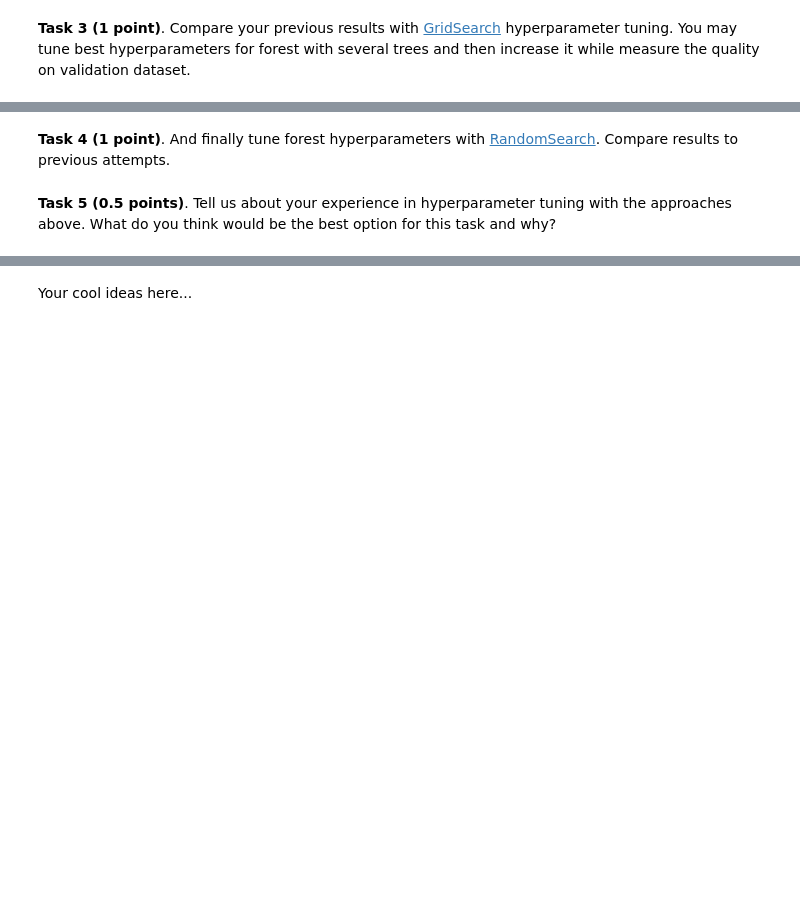
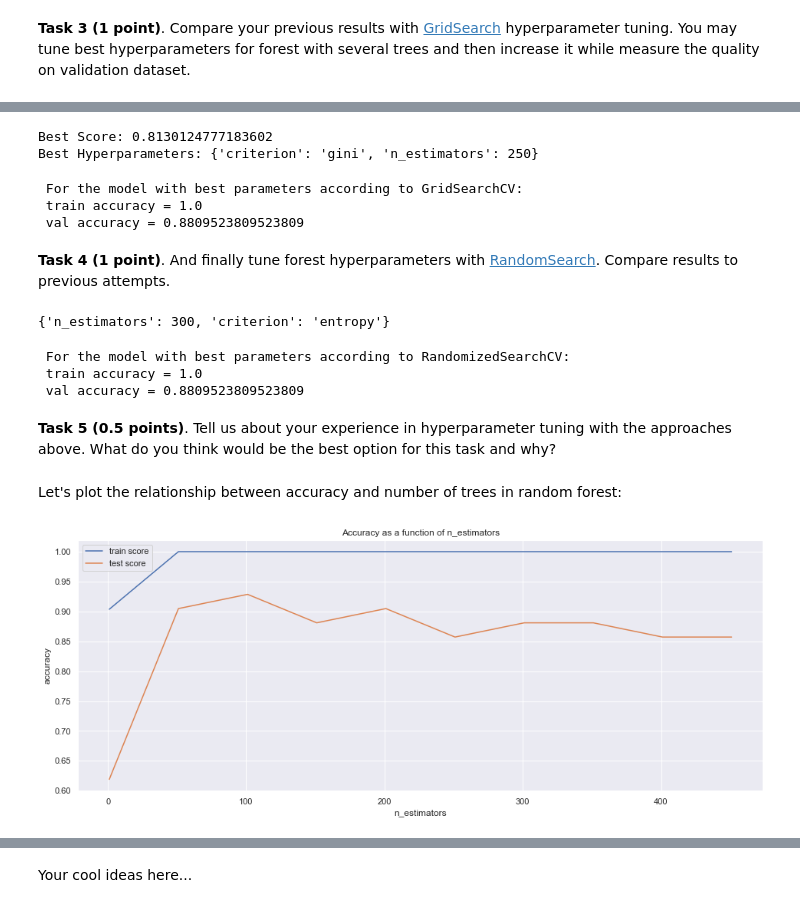
Before and after one commit to AlinaRskv/rs-school-ml-course-2, a Jupyter notebook: 7_trees_and_ensembles/rf_classifier.ipynb, the cells around one changed output, grey strips where cells are left out. Saved outputs shown, nothing was run; the diff lists cells and outputs as text; code cells hidden in the pictures; blank space fills up the shorter version.

```diff
--- a/7_trees_and_ensembles/rf_classifier.ipynb
+++ b/7_trees_and_ensembles/rf_classifier.ipynb
@@ -648,2 +750,21 @@ More information here [Gentle introduction to Grid and Random search](https://me
+# %%
+GS = GridSearchCV(estimator=model, param_grid=param_grid, scoring='accuracy', n_jobs=-1, cv=5)
+GS.fit(X_train, y_train)
+print('Best Score: %s' % GS.best_score_)
+print('Best Hyperparameters: %s' % GS.best_params_)
+# %% [output]
+Best Score: 0.8130124777183602
+Best Hyperparameters: {'criterion': 'gini', 'n_estimators': 250}
+# %%
+model_best_params = RandomForestClassifier(criterion = 'gini', n_estimators = 250, random_state=42)
+model_best_params.fit(X_train, y_train)
+train_acc = accuracy_score(y_train, model_best_params.predict(X_train))
+y_pred = model_best_params.predict(X_val)
+val_acc = accuracy_score(y_val, y_pred)
+print(f' For the model with best parameters according to GridSearchCV: \n train accuracy = {train_acc} \n val accuracy = {val_acc}')
+# %% [output]
+ For the model with best parameters according to GridSearchCV:
+ train accuracy = 1.0
+ val accuracy = 0.8809523809523809
 # %% [markdown]
 **Task 4 (1 point)**. And finally tune forest hyperparameters with [RandomSearch](https://scikit-learn.org/stable/modules/generated/sklearn.model_selection.RandomizedSearchCV.html). Compare results to previous attempts.
@@ -652,2 +773,44 @@ More information here [Gentle introduction to Grid and Random search](https://me
+# %%
+RS = RandomizedSearchCV(estimator = model, param_distributions = param_grid, n_iter = 5, random_state=42, n_jobs = -1, cv = 5)
+search = RS.fit(X_train, y_train)
+search.best_params_
+# %% [output]
+{'n_estimators': 300, 'criterion': 'entropy'}
+# %%
+model_best_params_RS = RandomForestClassifier(criterion = 'entropy', n_estimators = 300, random_state=42)
+model_best_params_RS.fit(X_train, y_train)
+train_acc = accuracy_score(y_train, model_best_params_RS.predict(X_train))
+y_pred = model_best_params_RS.predict(X_val)
+val_acc = accuracy_score(y_val, y_pred)
+print(f' For the model with best parameters according to RandomizedSearchCV: \n train accuracy = {train_acc} \n val accuracy = {val_acc}')
+# %% [output]
+ For the model with best parameters according to RandomizedSearchCV:
+ train accuracy = 1.0
+ val accuracy = 0.8809523809523809
 # %% [markdown]
 **Task 5 (0.5 points)**. Tell us about your experience in hyperparameter tuning with the approaches above. What do you think would be the best option for this task and why?
+# %% [markdown]
+Let's plot the relationship between accuracy and number of trees in random forest:
+# %%
+def plot_metrics_on_n_estimators(criterion='gini'):
+    n_estimator, train_scores, test_scores = [], [], []
+    for n in range(1, 500, 50):
+        n_estimator.append(n)
+        model = RandomForestClassifier(criterion=criterion, n_estimators = n)
+        model.fit(X_train, y_train)
+        train_scores.append(accuracy_score(y_train, model.predict(X_train)))
+        y_pred = model.predict(X_val)
+        test_scores.append(accuracy_score(y_val, y_pred))
+    res_metrics = pd.DataFrame(data={'train': train_scores, 'test': test_scores}, index=n_estimator)
+    sns.set(rc={'figure.figsize':(16, 6)})
+    plt.plot(res_metrics['train'], label='train score')
+    plt.plot(res_metrics['test'], label='test score')
+    plt.title("Accuracy as a function of n_estimators")
+    plt.xlabel('n_estimators')
+    plt.ylabel('accuracy')
+    plt.legend()
+    plt.show();
+# %%
+plot_metrics_on_n_estimators(criterion='gini')
+# %% [output]
+[figure, added]
```
Also changed, not shown: parts of 42 cells of this notebook.
